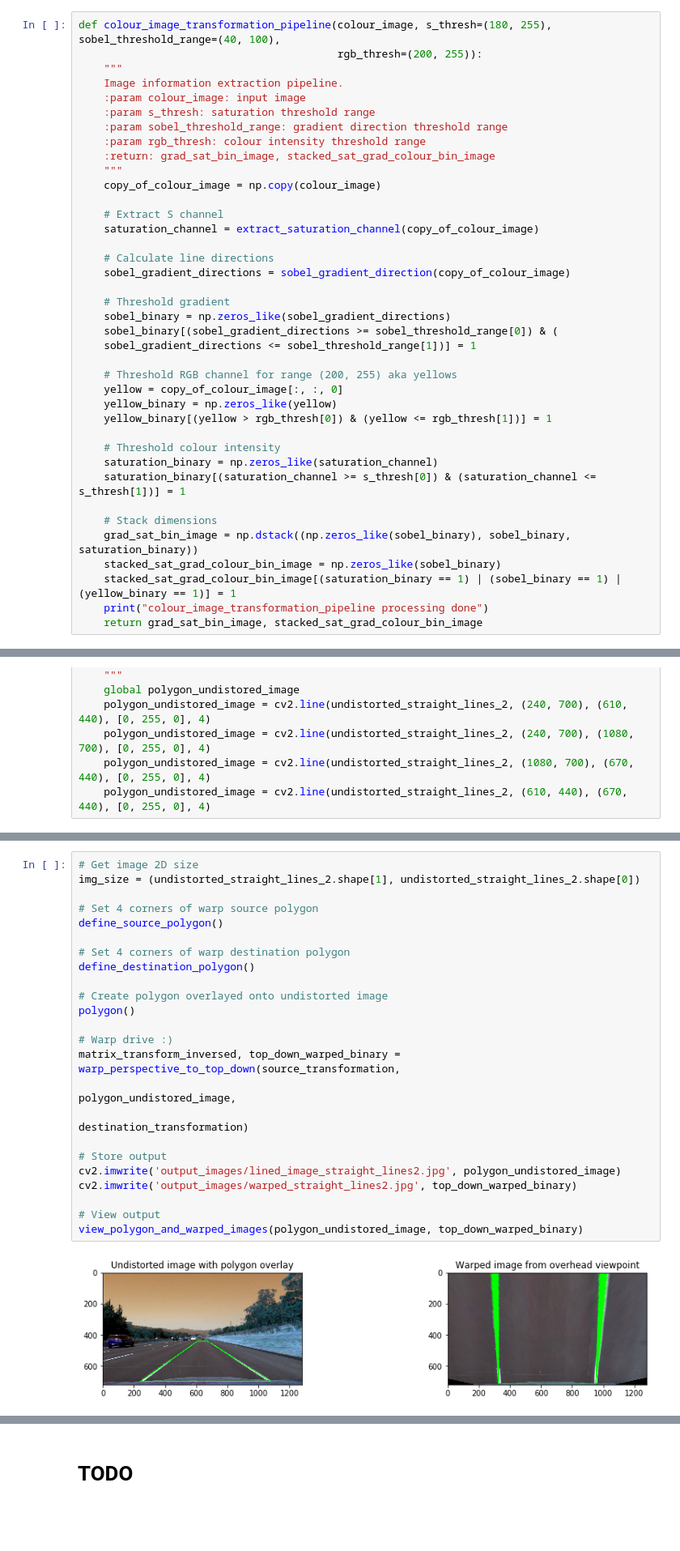
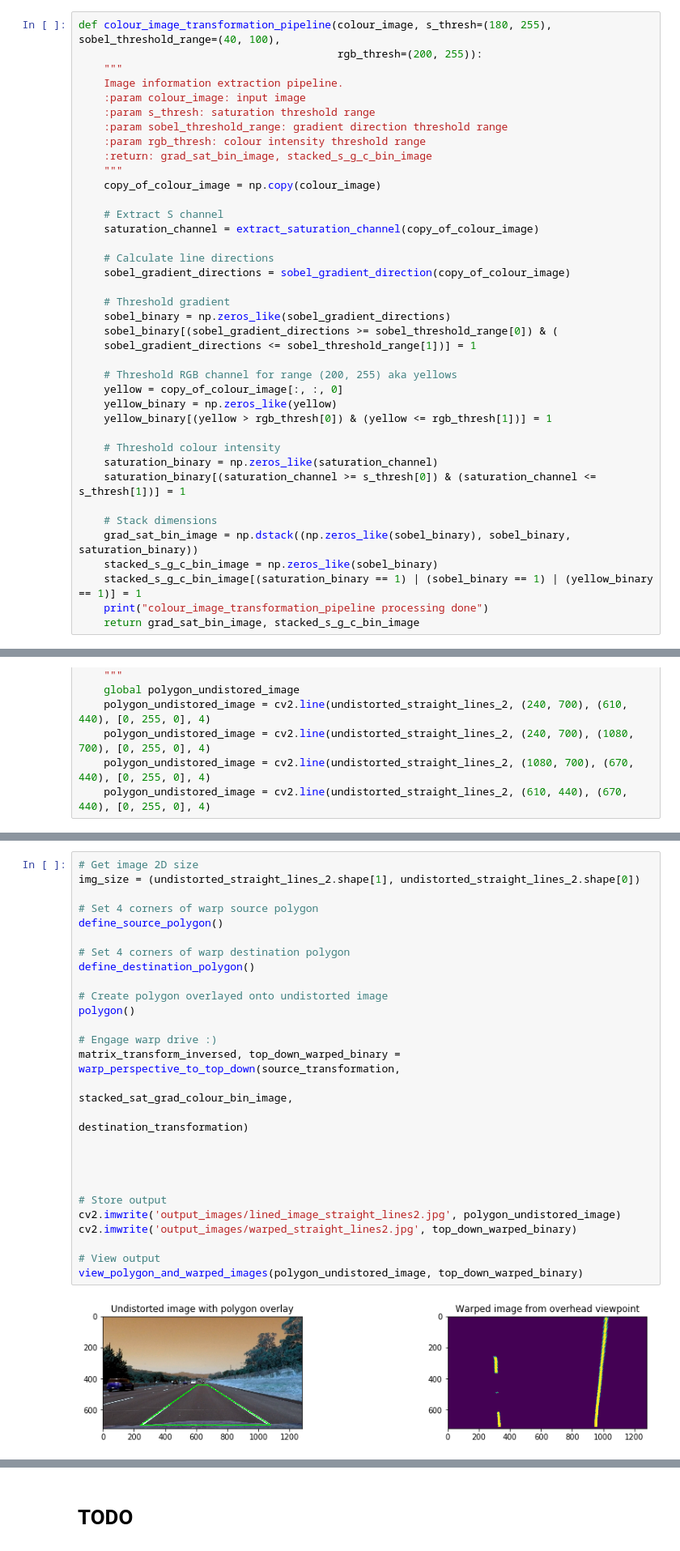
Before and after one commit to wfs/sdc-project-4-advanced-lane-detection, a Jupyter notebook: writeup.ipynb, the cells around one changed output, grey strips where cells are left out. Shown at 81% size. Drawn from its saved outputs; the diff is of its cells as text; blank space fills up the shorter version.

```diff
--- a/writeup.ipynb
+++ b/writeup.ipynb
@@ -188,7 +188,7 @@ def colour_image_transformation_pipeline(colour_image, s_thresh=(180, 255), sobe
     :param s_thresh: saturation threshold range
     :param sobel_threshold_range: gradient direction threshold range
     :param rgb_thresh: colour intensity threshold range
-    :return: grad_sat_bin_image, stacked_sat_grad_colour_bin_image
+    :return: grad_sat_bin_image, stacked_s_g_c_bin_image
     """
     copy_of_colour_image = np.copy(colour_image)
 
@@ -214,10 +214,10 @@ def colour_image_transformation_pipeline(colour_image, s_thresh=(180, 255), sobe
 
     # Stack dimensions
     grad_sat_bin_image = np.dstack((np.zeros_like(sobel_binary), sobel_binary, saturation_binary))
-    stacked_sat_grad_colour_bin_image = np.zeros_like(sobel_binary)
-    stacked_sat_grad_colour_bin_image[(saturation_binary == 1) | (sobel_binary == 1) | (yellow_binary == 1)] = 1
+    stacked_s_g_c_bin_image = np.zeros_like(sobel_binary)
+    stacked_s_g_c_bin_image[(saturation_binary == 1) | (sobel_binary == 1) | (yellow_binary == 1)] = 1
     print("colour_image_transformation_pipeline processing done")
-    return grad_sat_bin_image, stacked_sat_grad_colour_bin_image
+    return grad_sat_bin_image, stacked_s_g_c_bin_image
 # %%
 # Extract information from image
 grad_sat_bin_image, stacked_sat_grad_colour_bin_image = colour_image_transformation_pipeline(
@@ -307,27 +309,30 @@ def polygon():
 # %%
 # Get image 2D size
 img_size = (undistorted_straight_lines_2.shape[1], undistorted_straight_lines_2.shape[0])
 
 # Set 4 corners of warp source polygon
 define_source_polygon()
 
 # Set 4 corners of warp destination polygon
 define_destination_polygon()
 
 # Create polygon overlayed onto undistorted image
 polygon()
 
-# Warp drive :)
+# Engage warp drive :)
 matrix_transform_inversed, top_down_warped_binary = warp_perspective_to_top_down(source_transformation,
-                                                                                 polygon_undistored_image,
+                                                                                 stacked_sat_grad_colour_bin_image,
                                                                                  destination_transformation)
+
+
+
 
 # Store output
 cv2.imwrite('output_images/lined_image_straight_lines2.jpg', polygon_undistored_image)
 cv2.imwrite('output_images/warped_straight_lines2.jpg', top_down_warped_binary)
 
 # View output
 view_polygon_and_warped_images(polygon_undistored_image, top_down_warped_binary)
 # %% [output]
-[figure, old version]
+[figure, new version]
 Polygon and warped side-by-side views done.
```
Also changed, not shown: parts of 10 cells of this notebook, 4 other files.
